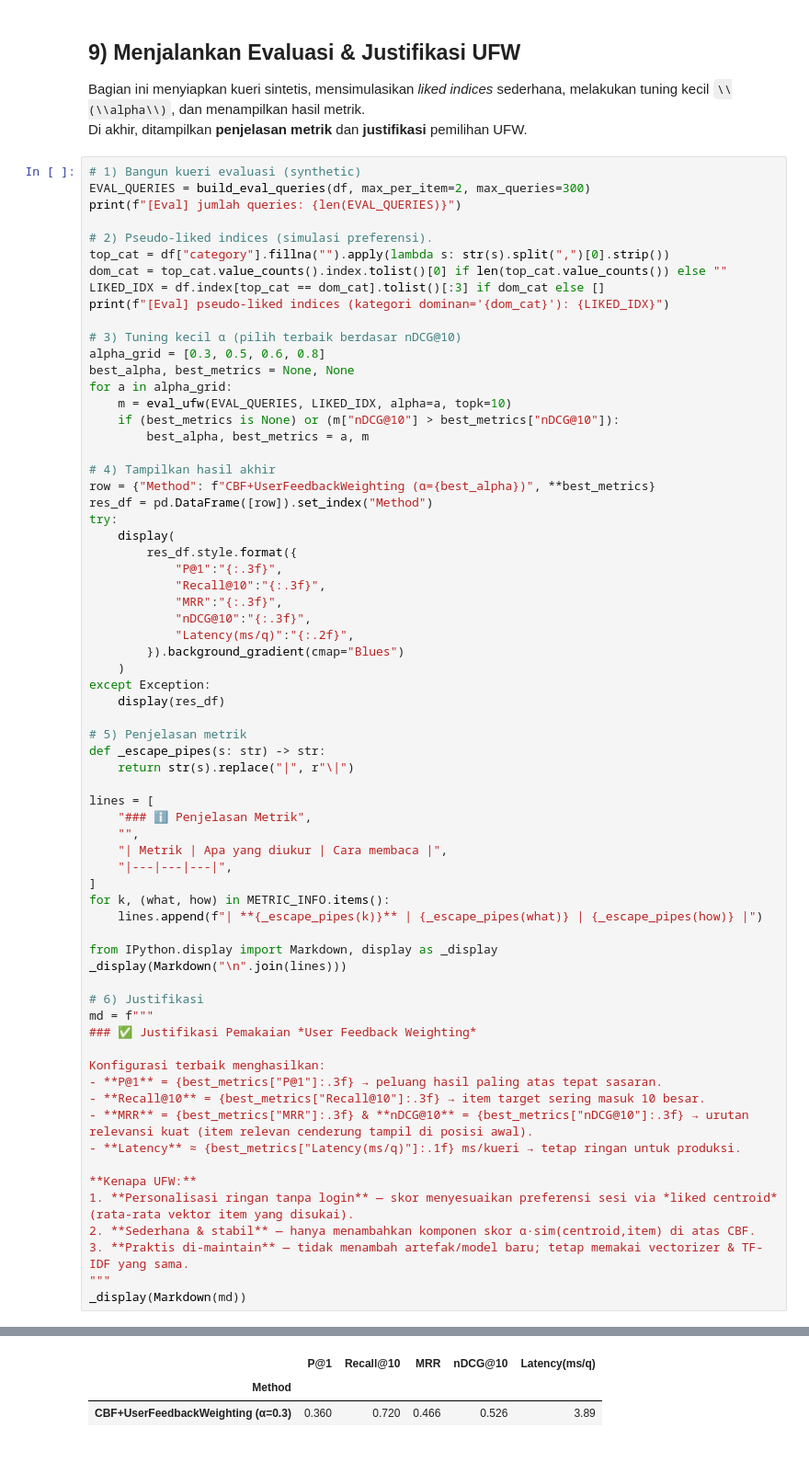
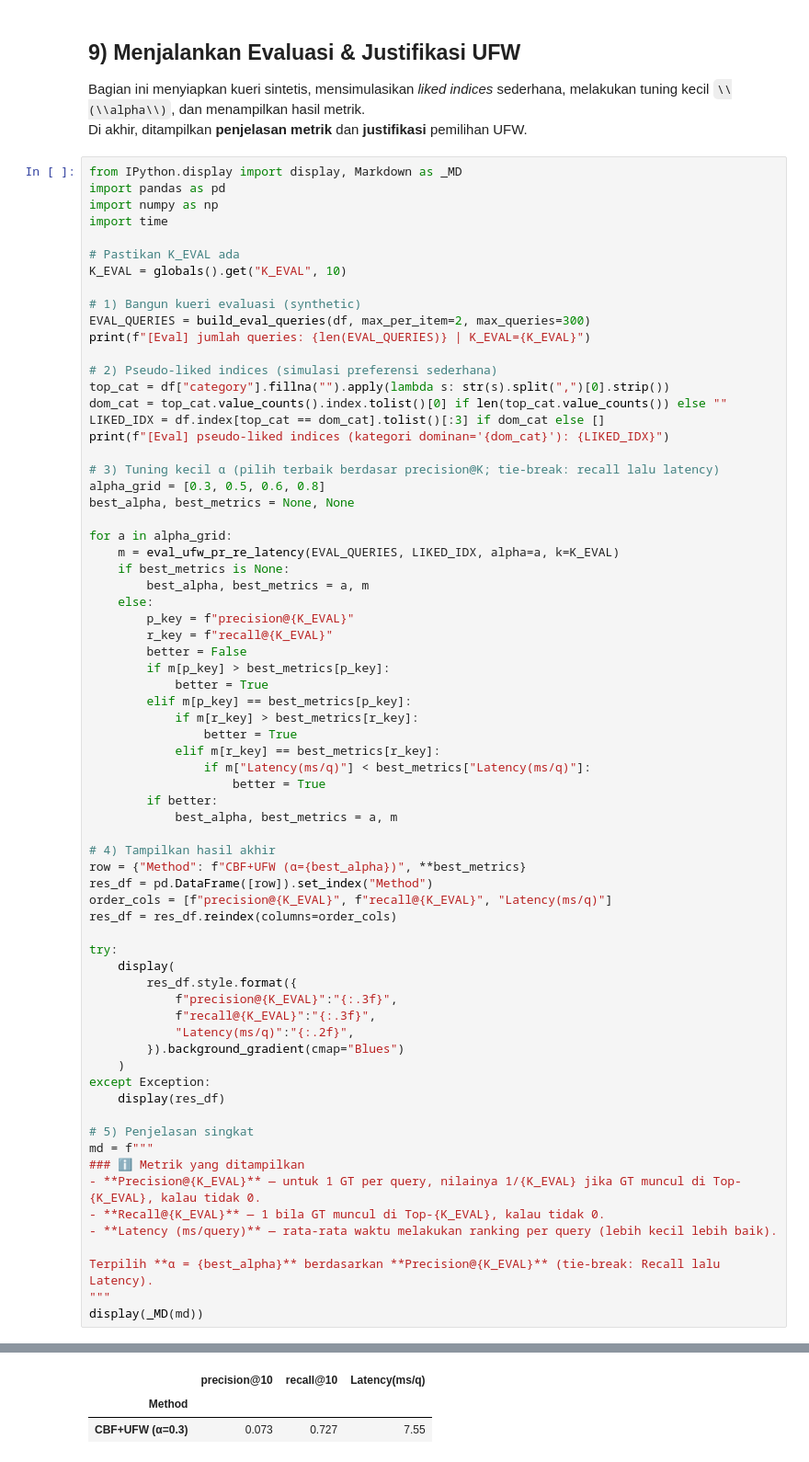
Before and after one commit to ferrikrisdiantoro/Recommeder-System-Eco-Destination-CBF, a Jupyter notebook: notebook/indo_ecotourism_cbf_ufw.ipynb, the cells around one changed output, grey strips where cells are left out. Shown: that part at 92% size. Cells and saved outputs as stored; diff of their text form; some formulas as TeX source.

Commit message:
reduce eval parameter on notebook

```diff
--- a/notebook/indo_ecotourism_cbf_ufw.ipynb
+++ b/notebook/indo_ecotourism_cbf_ufw.ipynb
@@ -380,70 +359,72 @@ METRIC_INFO = {
 Bagian ini menyiapkan kueri sintetis, mensimulasikan *liked indices* sederhana, melakukan tuning kecil \\(\\alpha\\), dan menampilkan hasil metrik.
 Di akhir, ditampilkan **penjelasan metrik** dan **justifikasi** pemilihan UFW.
 # %%
+from IPython.display import display, Markdown as _MD
+import pandas as pd
+import numpy as np
+import time
+
+# Pastikan K_EVAL ada
+K_EVAL = globals().get("K_EVAL", 10)
+
 # 1) Bangun kueri evaluasi (synthetic)
 EVAL_QUERIES = build_eval_queries(df, max_per_item=2, max_queries=300)
-print(f"[Eval] jumlah queries: {len(EVAL_QUERIES)}")
+print(f"[Eval] jumlah queries: {len(EVAL_QUERIES)} | K_EVAL={K_EVAL}")
 
-# 2) Pseudo-liked indices (simulasi preferensi).
+# 2) Pseudo-liked indices (simulasi preferensi sederhana)
 top_cat = df["category"].fillna("").apply(lambda s: str(s).split(",")[0].strip())
 dom_cat = top_cat.value_counts().index.tolist()[0] if len(top_cat.value_counts()) else ""
 LIKED_IDX = df.index[top_cat == dom_cat].tolist()[:3] if dom_cat else []
 print(f"[Eval] pseudo-liked indices (kategori dominan='{dom_cat}'): {LIKED_IDX}")
 
-# 3) Tuning kecil α (pilih terbaik berdasar nDCG@10)
+# 3) Tuning kecil α (pilih terbaik berdasar precision@K; tie-break: recall lalu latency)
 alpha_grid = [0.3, 0.5, 0.6, 0.8]
 best_alpha, best_metrics = None, None
+
 for a in alpha_grid:
-    m = eval_ufw(EVAL_QUERIES, LIKED_IDX, alpha=a, topk=10)
-    if (best_metrics is None) or (m["nDCG@10"] > best_metrics["nDCG@10"]):
+    m = eval_ufw_pr_re_latency(EVAL_QUERIES, LIKED_IDX, alpha=a, k=K_EVAL)
+    if best_metrics is None:
         best_alpha, best_metrics = a, m
+    else:
+        p_key = f"precision@{K_EVAL}"
+        r_key = f"recall@{K_EVAL}"
+        better = False
+        if m[p_key] > best_metrics[p_key]:
+            better = True
+        elif m[p_key] == best_metrics[p_key]:
+            if m[r_key] > best_metrics[r_key]:
+                better = True
+            elif m[r_key] == best_metrics[r_key]:
+                if m["Latency(ms/q)"] < best_metrics["Latency(ms/q)"]:
+                    better = True
+        if better:
+            best_alpha, best_metrics = a, m
 
 # 4) Tampilkan hasil akhir
-row = {"Method": f"CBF+UserFeedbackWeighting (α={best_alpha})", **best_metrics}
+row = {"Method": f"CBF+UFW (α={best_alpha})", **best_metrics}
 res_df = pd.DataFrame([row]).set_index("Method")
+order_cols = [f"precision@{K_EVAL}", f"recall@{K_EVAL}", "Latency(ms/q)"]
+res_df = res_df.reindex(columns=order_cols)
+
 try:
     display(
         res_df.style.format({
-            "P@1":"{:.3f}",
-            "Recall@10":"{:.3f}",
-            "MRR":"{:.3f}",
-            "nDCG@10":"{:.3f}",
+            f"precision@{K_EVAL}":"{:.3f}",
+            f"recall@{K_EVAL}":"{:.3f}",
             "Latency(ms/q)":"{:.2f}",
         }).background_gradient(cmap="Blues")
     )
 except Exception:
     display(res_df)
 
-# 5) Penjelasan metrik
-def _escape_pipes(s: str) -> str:
-    return str(s).replace("|", r"\|")
+# 5) Penjelasan singkat
+md = f"""
+### ℹ️ Metrik yang ditampilkan
+- **Precision@{K_EVAL}** — untuk 1 GT per query, nilainya 1/{K_EVAL} jika GT muncul di Top-{K_EVAL}, kalau tidak 0.
+- **Recall@{K_EVAL}** — 1 bila GT muncul di Top-{K_EVAL}, kalau tidak 0.
+- **Latency (ms/query)** — rata-rata waktu melakukan ranking per query (lebih kecil lebih baik).
 
-lines = [
-    "### ℹ️ Penjelasan Metrik",
-    "",
-    "| Metrik | Apa yang diukur | Cara membaca |",
-    "|---|---|---|",
-]
-for k, (what, how) in METRIC_INFO.items():
-    lines.append(f"| **{_escape_pipes(k)}** | {_escape_pipes(what)} | {_escape_pipes(how)} |")
-
-from IPython.display import Markdown, display as _display
-_display(Markdown("\n".join(lines)))
-
-# 6) Justifikasi
-md = f"""
-### ✅ Justifikasi Pemakaian *User Feedback Weighting*
-
-Konfigurasi terbaik menghasilkan:
-- **P@1** = {best_metrics["P@1"]:.3f} → peluang hasil paling atas tepat sasaran.
-- **Recall@10** = {best_metrics["Recall@10"]:.3f} → item target sering masuk 10 besar.
-- **MRR** = {best_metrics["MRR"]:.3f} & **nDCG@10** = {best_metrics["nDCG@10"]:.3f} → urutan relevansi kuat (item relevan cenderung tampil di posisi awal).
-- **Latency** ≈ {best_metrics["Latency(ms/q)"]:.1f} ms/kueri → tetap ringan untuk produksi.
-
-**Kenapa UFW:**
-1. **Personalisasi ringan tanpa login** — skor menyesuaikan preferensi sesi via *liked centroid* (rata-rata vektor item yang disukai).
-2. **Sederhana & stabil** — hanya menambahkan komponen skor α·sim(centroid,item) di atas CBF.
-3. **Praktis di-maintain** — tidak menambah artefak/model baru; tetap memakai vectorizer & TF-IDF yang sama.
+Terpilih **α = {best_alpha}** berdasarkan **Precision@{K_EVAL}** (tie-break: Recall lalu Latency).
 """
-_display(Markdown(md))
+display(_MD(md))
 # %% [output]
@@ -451,4 +432,4 @@ _display(Markdown(md))
 [Eval] pseudo-liked indices (kategori dominan='Cagar Alam'): [4, 5, 6]
-|  | P@1 | Recall@10 | MRR | nDCG@10 | Latency(ms/q) |
-| Method |  |  |  |  |  |
-| CBF+UserFeedbackWeighting (α=0.3) | 0.360 | 0.720 | 0.466 | 0.526 | 3.89 |
+|  | precision@10 | recall@10 | Latency(ms/q) |
+| Method |  |  |  |
+| CBF+UFW (α=0.3) | 0.073 | 0.727 | 7.55 |
```
Also changed, not shown: parts of 3 cells of this notebook.
